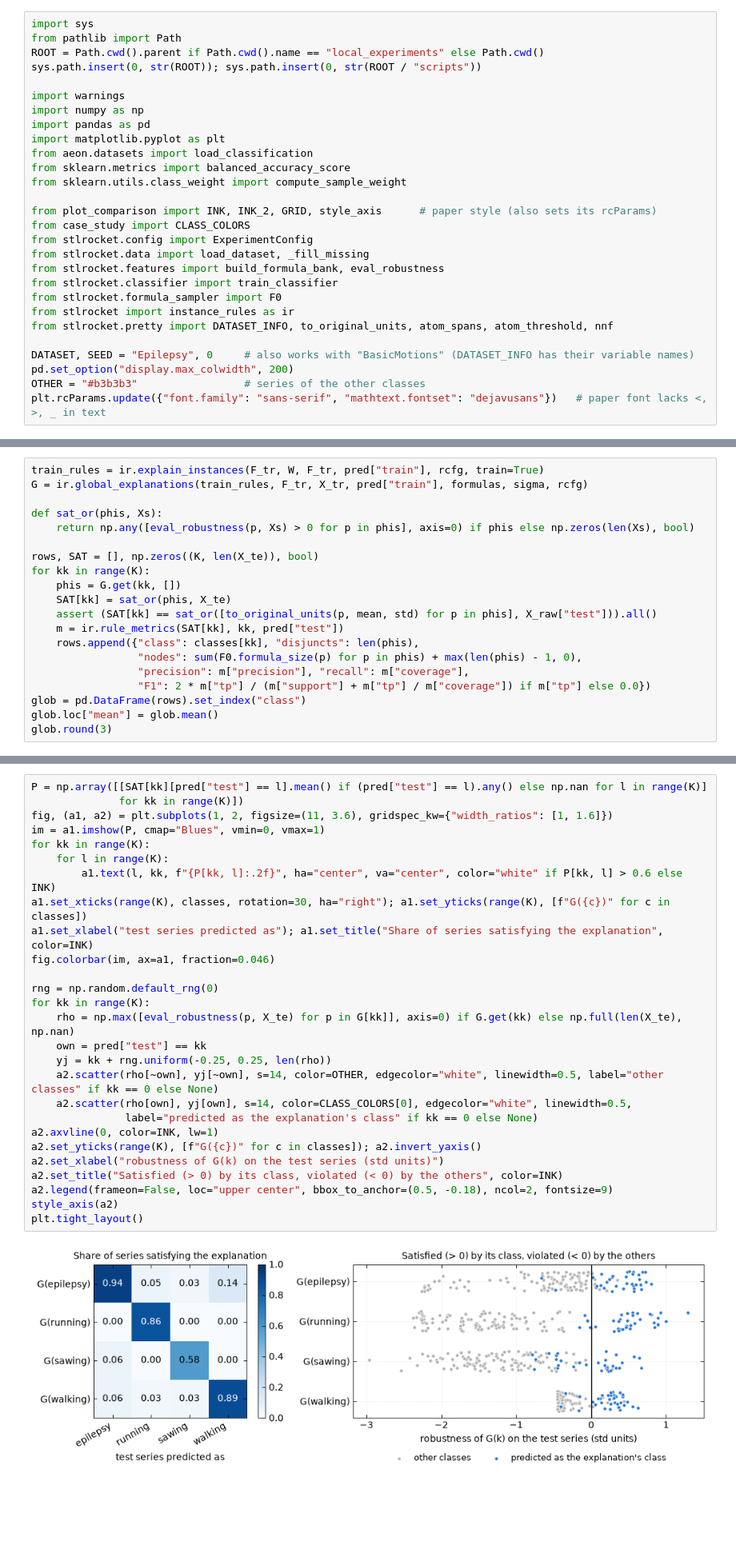
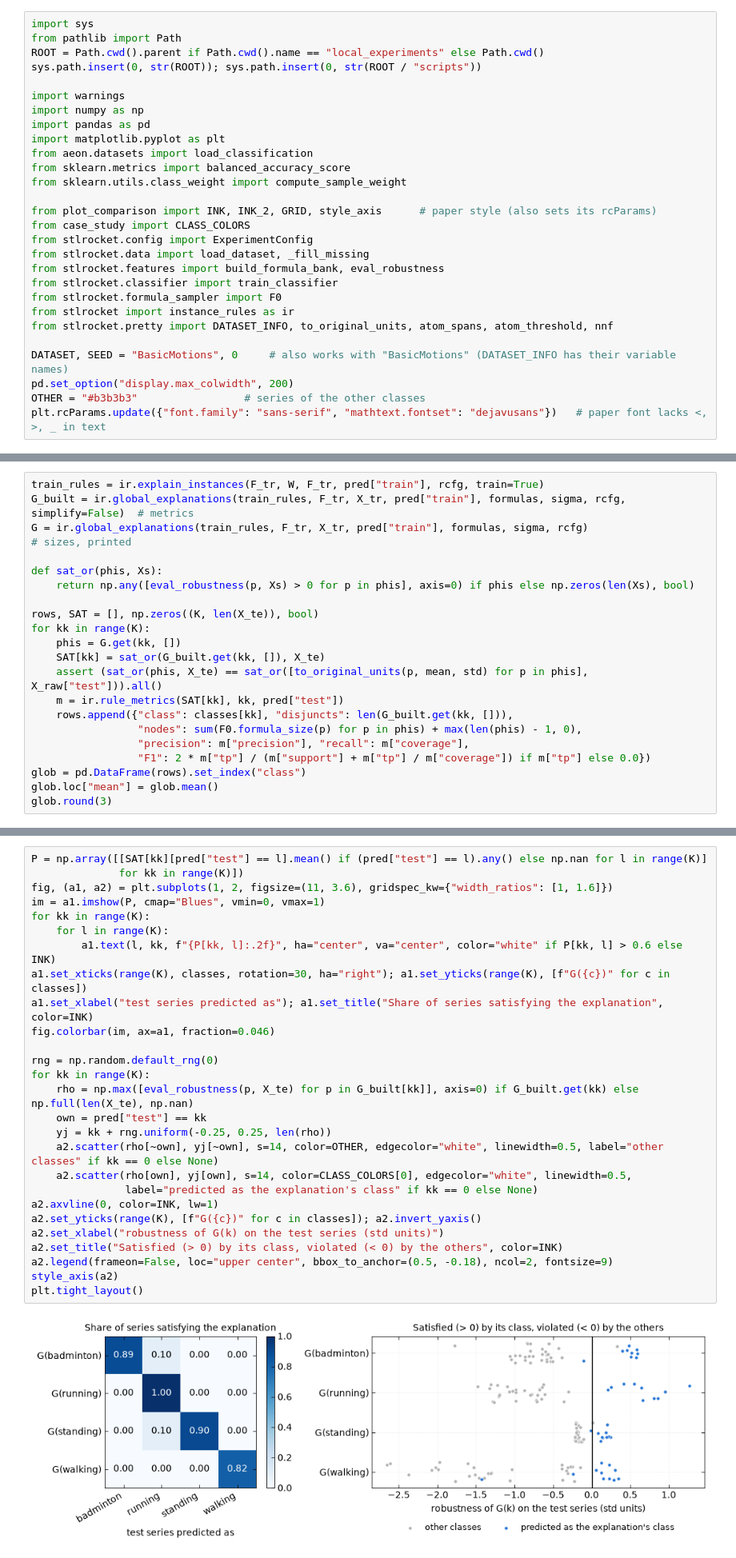
Before and after one commit to adellasiega/STLRocket, a Jupyter notebook: local_experiments/pipeline_walkthrough.ipynb, the cells around one changed output, grey strips where cells are left out. Shown at 80% size. Saved outputs shown, nothing was run; the diff lists cells and outputs as text; blank space fills up the shorter version.

```diff
--- a/local_experiments/pipeline_walkthrough.ipynb
+++ b/local_experiments/pipeline_walkthrough.ipynb
@@ -36,7 +36,7 @@ from stlrocket.formula_sampler import F0
 from stlrocket import instance_rules as ir
 from stlrocket.pretty import DATASET_INFO, to_original_units, atom_spans, atom_threshold, nnf
 
-DATASET, SEED = "Epilepsy", 0     # also works with "BasicMotions" (DATASET_INFO has their variable names)
+DATASET, SEED = "BasicMotions", 0     # also works with "BasicMotions" (DATASET_INFO has their variable names)
 pd.set_option("display.max_colwidth", 200)
 OTHER = "#b3b3b3"                 # series of the other classes
 plt.rcParams.update({"font.family": "sans-serif", "mathtext.fontset": "dejavusans"})   # paper font lacks <, >, _ in text
@@ -277,6 +284,7 @@ The table reports, on the **test** series, the precision, recall and $F_1$ of ea
 # %%
 train_rules = ir.explain_instances(F_tr, W, F_tr, pred["train"], rcfg, train=True)
-G = ir.global_explanations(train_rules, F_tr, X_tr, pred["train"], formulas, sigma, rcfg)
+G_built = ir.global_explanations(train_rules, F_tr, X_tr, pred["train"], formulas, sigma, rcfg, simplify=False)  # metrics
+G = ir.global_explanations(train_rules, F_tr, X_tr, pred["train"], formulas, sigma, rcfg)                       # sizes, printed
 
 def sat_or(phis, Xs):
     return np.any([eval_robustness(p, Xs) > 0 for p in phis], axis=0) if phis else np.zeros(len(Xs), bool)
@@ -284,10 +292,10 @@ def sat_or(phis, Xs):
 rows, SAT = [], np.zeros((K, len(X_te)), bool)
 for kk in range(K):
     phis = G.get(kk, [])
-    SAT[kk] = sat_or(phis, X_te)
-    assert (SAT[kk] == sat_or([to_original_units(p, mean, std) for p in phis], X_raw["test"])).all()
+    SAT[kk] = sat_or(G_built.get(kk, []), X_te)
+    assert (sat_or(phis, X_te) == sat_or([to_original_units(p, mean, std) for p in phis], X_raw["test"])).all()
     m = ir.rule_metrics(SAT[kk], kk, pred["test"])
-    rows.append({"class": classes[kk], "disjuncts": len(phis),
+    rows.append({"class": classes[kk], "disjuncts": len(G_built.get(kk, [])),
                  "nodes": sum(F0.formula_size(p) for p in phis) + max(len(phis) - 1, 0),
                  "precision": m["precision"], "recall": m["coverage"],
                  "F1": 2 * m["tp"] / (m["support"] + m["tp"] / m["coverage"]) if m["tp"] else 0.0})
@@ -307,32 +315,32 @@ glob.round(3)
 # %%
 P = np.array([[SAT[kk][pred["test"] == l].mean() if (pred["test"] == l).any() else np.nan for l in range(K)]
               for kk in range(K)])
 fig, (a1, a2) = plt.subplots(1, 2, figsize=(11, 3.6), gridspec_kw={"width_ratios": [1, 1.6]})
 im = a1.imshow(P, cmap="Blues", vmin=0, vmax=1)
 for kk in range(K):
     for l in range(K):
         a1.text(l, kk, f"{P[kk, l]:.2f}", ha="center", va="center", color="white" if P[kk, l] > 0.6 else INK)
 a1.set_xticks(range(K), classes, rotation=30, ha="right"); a1.set_yticks(range(K), [f"G({c})" for c in classes])
 a1.set_xlabel("test series predicted as"); a1.set_title("Share of series satisfying the explanation", color=INK)
 fig.colorbar(im, ax=a1, fraction=0.046)
 
 rng = np.random.default_rng(0)
 for kk in range(K):
-    rho = np.max([eval_robustness(p, X_te) for p in G[kk]], axis=0) if G.get(kk) else np.full(len(X_te), np.nan)
+    rho = np.max([eval_robustness(p, X_te) for p in G_built[kk]], axis=0) if G_built.get(kk) else np.full(len(X_te), np.nan)
     own = pred["test"] == kk
     yj = kk + rng.uniform(-0.25, 0.25, len(rho))
     a2.scatter(rho[~own], yj[~own], s=14, color=OTHER, edgecolor="white", linewidth=0.5, label="other classes" if kk == 0 else None)
     a2.scatter(rho[own], yj[own], s=14, color=CLASS_COLORS[0], edgecolor="white", linewidth=0.5,
                label="predicted as the explanation's class" if kk == 0 else None)
 a2.axvline(0, color=INK, lw=1)
 a2.set_yticks(range(K), [f"G({c})" for c in classes]); a2.invert_yaxis()
 a2.set_xlabel("robustness of G(k) on the test series (std units)")
 a2.set_title("Satisfied (> 0) by its class, violated (< 0) by the others", color=INK)
 a2.legend(frameon=False, loc="upper center", bbox_to_anchor=(0.5, -0.18), ncol=2, fontsize=9)
 style_axis(a2)
 plt.tight_layout()
 # %% [output]
-[figure, old version]
+[figure, new version]
 # %% [markdown]
 **Global explanations in original units.** For each class, the first (broadest) disjunct of $\mathcal{G}(k)$, its atoms drawn on the raw test series. The thresholds are those of the STL formula in original units printed below. For an atom under two nested temporal operators the shaded span is every time it can be read, not a window the series must stay in.
 # %%
```
Also changed, not shown: parts of 15 cells of this notebook, 12 other files.
